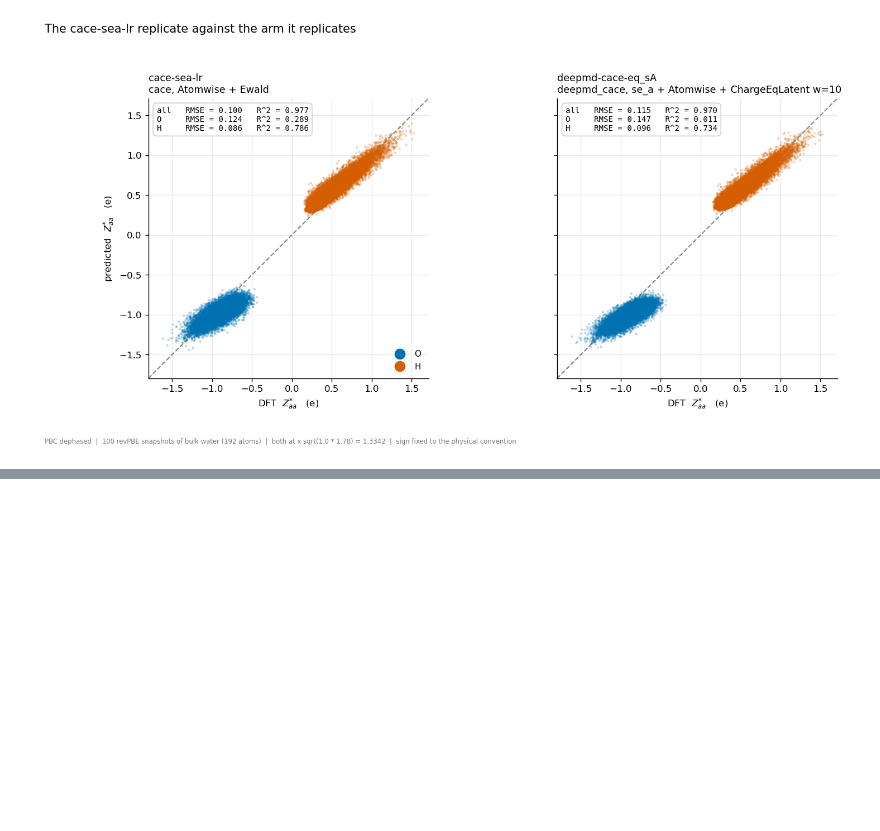
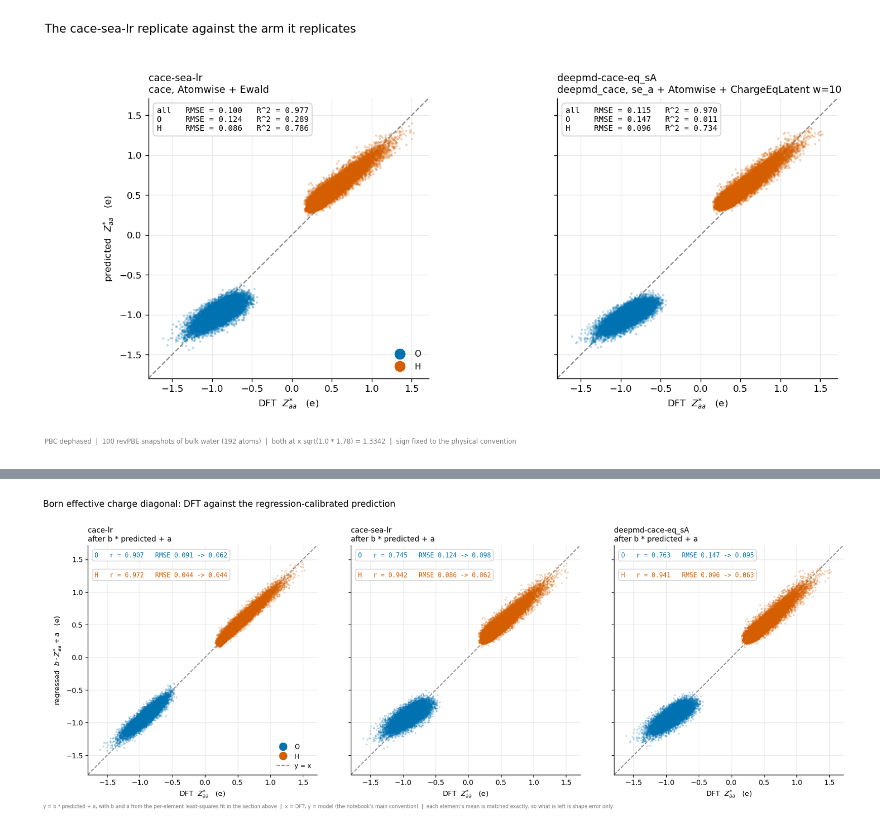
Before and after one commit to MeiShuDU/deepmd-les, a Jupyter notebook: desc_bridging/bec_scatter_pred_dft.ipynb, the cells around one changed output, grey strips where cells are left out. Drawn from its saved outputs; the diff is of its cells as text; code cells hidden in the pictures; blank space fills up the shorter version.

```diff
--- a/workspace/bec_scatter_pred_dft.ipynb
+++ b/desc_bridging/bec_scatter_pred_dft.ipynb
@@ -475,0 +589,17 @@ The block-end model `model-4.pth` scores `Z*_O = -1.012`, `Z*_H = +0.520`, O RMS
+# %%
+calib = {}
+print(f"{'arm':20s}{'elem':>5s}{'r':>8s}{'RMSE before':>13s}{'RMSE after':>12s}{'removed':>9s}")
+for name, p, d, ef in REGRESSION_ARMS:
+    calib[name] = dict(reg=np.asarray(p, dtype=np.float64).copy())
+    for e in ("O", "H"):
+        m = ef == e
+        f = fits[name][e]
+        reg = f["b"] * p[m] + f["a"]
+        calib[name]["reg"][m] = reg
+        before = float(np.sqrt(np.mean((p[m] - d[m]) ** 2)))
+        after = float(np.sqrt(np.mean((reg - d[m]) ** 2)))     # = the fit's residual sd
+        bias = float(np.mean(reg - d[m]))                      # exactly 0: the fit has an intercept
+        assert abs(bias) < 1e-6, f"post-fit bias {bias}"
+        calib[name][f"before_{e}"], calib[name][f"after_{e}"] = before, after
+        print(f"{name:20s}{e:>5s}{f['r']:8.3f}{before:13.3f}{after:12.3f}"
+              f"{100 * (before - after) / before:8.1f}%")
@@ -475,0 +614,51 @@ The block-end model `model-4.pth` scores `Z*_O = -1.012`, `Z*_H = +0.520`, O RMS
+# %%
+from matplotlib.lines import Line2D
+
+pairs = [(name, calib[name]["reg"], d, ef) for name, p, d, ef in REGRESSION_ARMS]
+lo = min(min(r.min() for _, r, _, _ in pairs), min(d.min() for _, _, d, _ in pairs))
+hi = max(max(r.max() for _, r, _, _ in pairs), max(d.max() for _, _, d, _ in pairs))
+pad = 0.06 * (hi - lo)
+lo, hi = lo - pad, hi + pad
+
+fig, axes = plt.subplots(1, 3, figsize=(16.4, 6.2), dpi=120, sharex=True, sharey=True)
+for ax, (name, reg, d, ef) in zip(axes, pairs):
+    ax.plot([lo, hi], [lo, hi], color="#888888", lw=1.3, ls="--", zorder=1)
+    for e in ("O", "H"):
+        m = ef == e
+        ax.scatter(d[m], reg[m], s=6, alpha=0.28, color=COLORS[e], edgecolors="none",
+                   zorder=3)
+    ax.set_xlim(lo, hi)
+    ax.set_ylim(lo, hi)
+    ax.set_aspect("equal")
+    ax.set_title(f"{name}\nafter b * predicted + a", fontsize=10.5, loc="left")
+    ax.grid(color="#e8e8e8", lw=0.8, zorder=0)
+    ax.set_axisbelow(True)
+    for s in ("top", "right"):
+        ax.spines[s].set_visible(False)
+    ax.set_xlabel(r"DFT  $Z^{*}_{aa}$   (e)")
+    for i, e in enumerate(("O", "H")):
+        ax.text(0.03, 0.97 - 0.085 * i,
+                f"{e}   r = {fits[name][e]['r']:.3f}   "
+                f"RMSE {calib[name][f'before_{e}']:.3f} -> {calib[name][f'after_{e}']:.3f}",
+                transform=ax.transAxes, va="top", ha="left", fontsize=9,
+                family="monospace", color=COLORS[e],
+                bbox=dict(boxstyle="round,pad=0.4", fc="white", ec="#d0d0d0"))
+
+axes[0].set_ylabel(r"regressed  $b \cdot Z^{*}_{aa} + a$   (e)")
+axes[0].legend(
+    handles=[Line2D([], [], marker="o", ls="", color=COLORS[e], markersize=6, label=e)
+             for e in ("O", "H")]
+    + [Line2D([], [], color="#888888", lw=1.3, ls="--", label="y = x")],
+    loc="lower right", frameon=False, fontsize=9, markerscale=1.8)
+
+fig.suptitle("Born effective charge diagonal: DFT against the regression-calibrated prediction",
+             fontsize=12.5, x=0.012, ha="left", y=0.995)
+fig.text(0.012, 0.014,
+         "y = b * predicted + a, with b and a from the per-element least-squares fit in the section above  |  "
+         "x = DFT, y = model (the notebook's main convention)  |  "
+         "each element's mean is matched exactly, so what is left is shape error only",
+         fontsize=7, color="#777777")
+plt.tight_layout(rect=(0, 0.095, 1, 0.925))
+plt.show()
+# %% [output]
+[figure, added]
```
Also changed, not shown: parts of 7 cells of this notebook, 36 other files.
